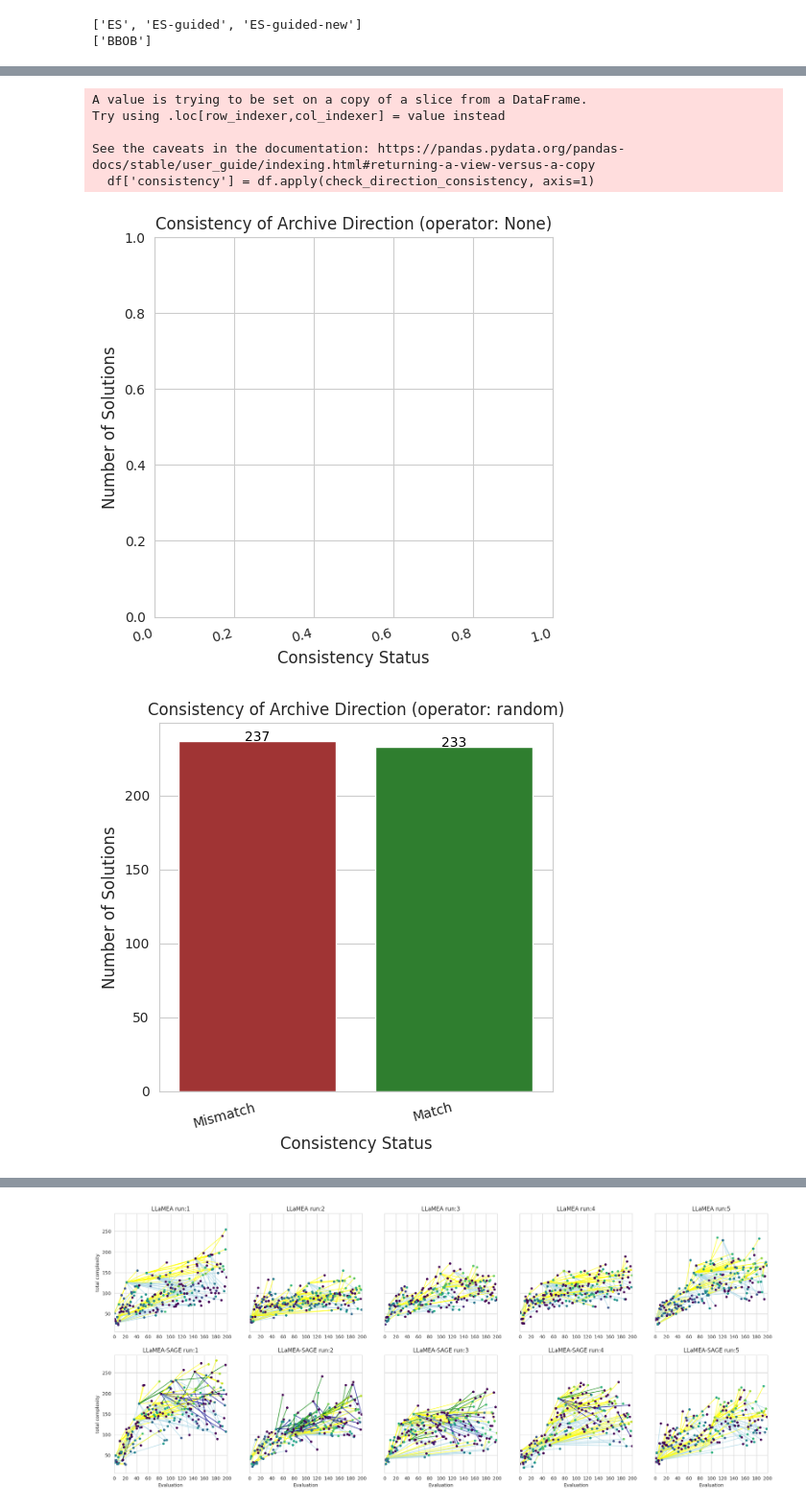
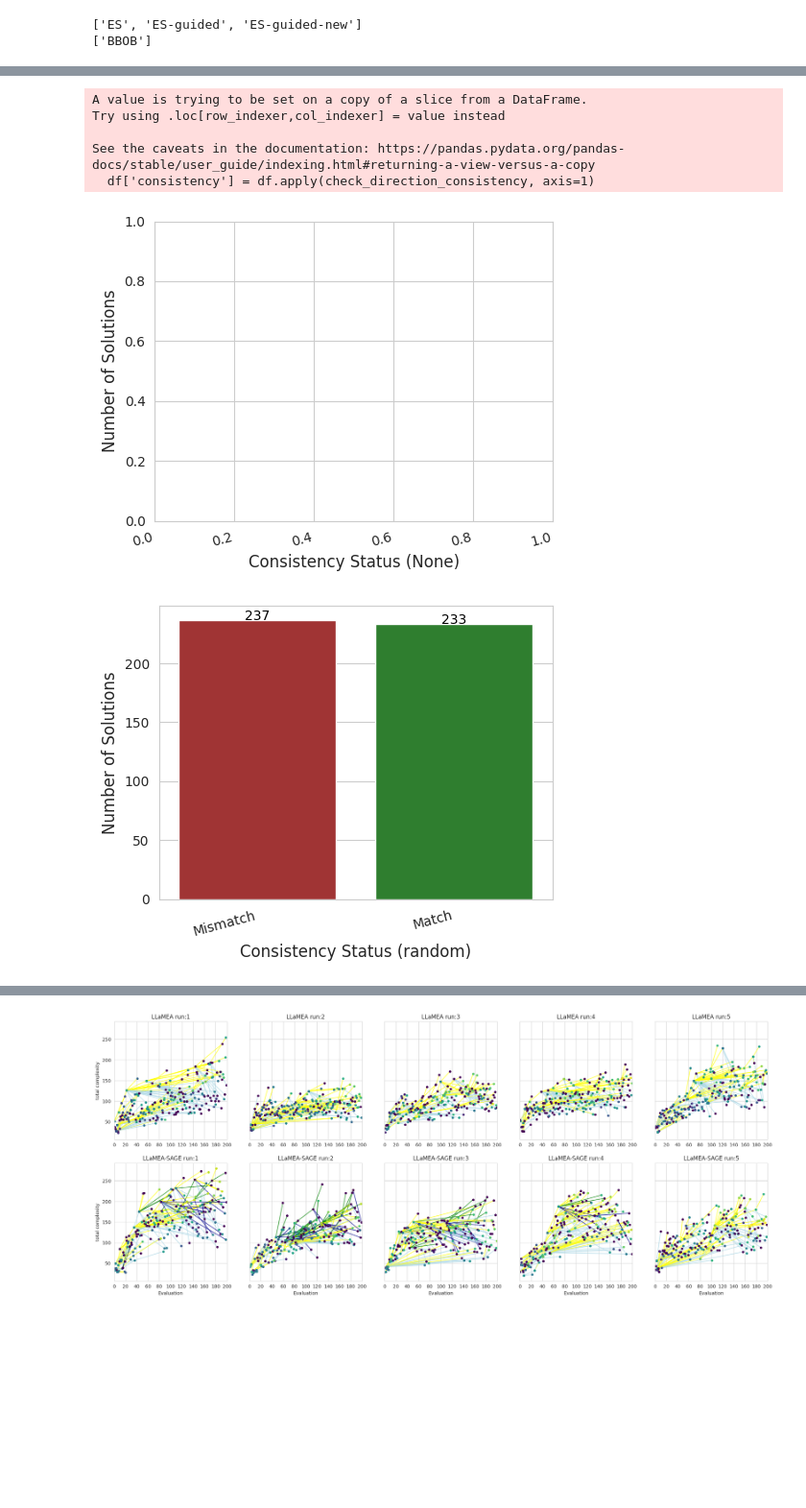
Before and after one commit to XAI-liacs/BLADE, a Jupyter notebook: visualize_1.ipynb, the cells around one changed output, grey strips where cells are left out. Shown at 96% size. Saved outputs shown, nothing was run; the diff lists cells and outputs as text; code cells hidden in the pictures; blank space fills up the shorter version.

```diff
--- a/visualize_1.ipynb
+++ b/visualize_1.ipynb
@@ -256,7 +256,7 @@ def analyze_archive_direction_consistency(df, name="ES-guided"):
         # consistency_counts.columns = ['Consistency Status', 'Count']
 
         # 6. Visualization (Bar Chart)
-        plt.figure(figsize=(5, 5))
+        plt.figure(figsize=(5, 4))
         consistency_counts.dropna(inplace=True)
 
         # Define a clear color palette
@@ -275,34 +275,34 @@ def analyze_archive_direction_consistency(df, name="ES-guided"):
             palette=plot_colors,
             order=consistency_counts['Consistency Status']
         )
 
-        plt.title(f'Consistency of Archive Direction (operator: {operator})', fontsize=12)
-        plt.xlabel('Consistency Status', fontsize=12)
+        #plt.title(f'Consistency of Archive Direction (operator: {operator})', fontsize=12)
+        plt.xlabel(f'Consistency Status ({operator})', fontsize=12)
         plt.ylabel('Number of Solutions', fontsize=12)
         plt.xticks(rotation=15, ha='right')
 
         # Add counts on top of bars
         for index, row in consistency_counts.iterrows():
             plt.text(index, row['Count'] + 0.05, str(row['Count']), color='black', ha="center")
 
         plt.tight_layout()
         file_name = f'archive_direction_consistency_histogram_{name}_{operator}.png'
         plt.savefig(file_name)
         plt.show()
         plt.close()
 
     all_consistency_counts = pd.concat([all_consistency_counts, consistency_counts], ignore_index=True)
 
     return all_consistency_counts
 
 all_consistency_counts = analyze_archive_direction_consistency(data[data['method_name'] == "ES-guided"], "ES-guided-global")
 all_consistency_counts = analyze_archive_direction_consistency(data[data['method_name'] == "ES-guided-new"], "ES-guided-local")
 all_consistency_counts
 # %% [output]
 A value is trying to be set on a copy of a slice from a DataFrame.
 Try using .loc[row_indexer,col_indexer] = value instead
 
 See the caveats in the documentation: https://pandas.pydata.org/pandas-docs/stable/user_guide/indexing.html#returning-a-view-versus-a-copy
   df['consistency'] = df.apply(check_direction_consistency, axis=1)
-[figure, old version]
+[figure, new version]
-[figure, old version]
+[figure, new version]
```
Also changed, not shown: parts of 5 cells of this notebook, 4 other files.
